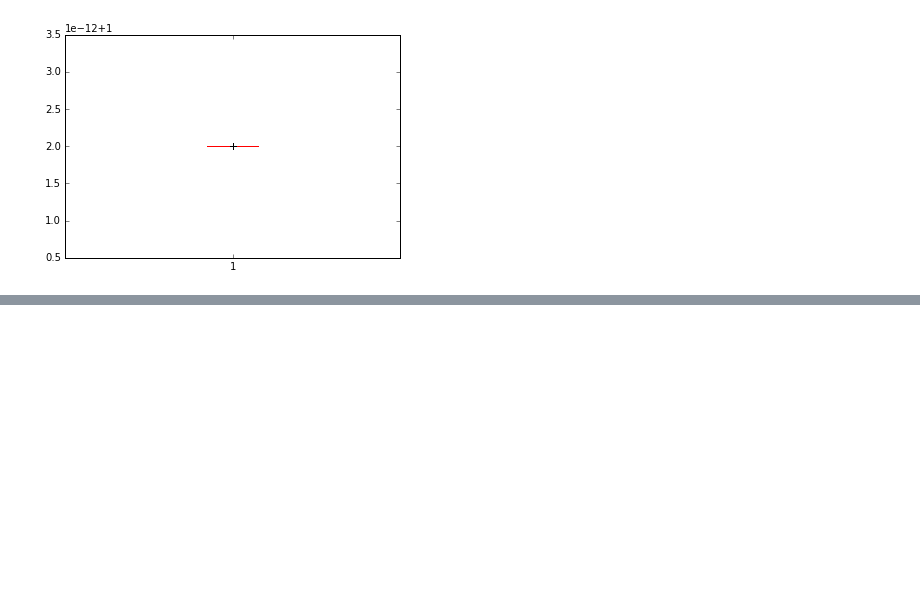
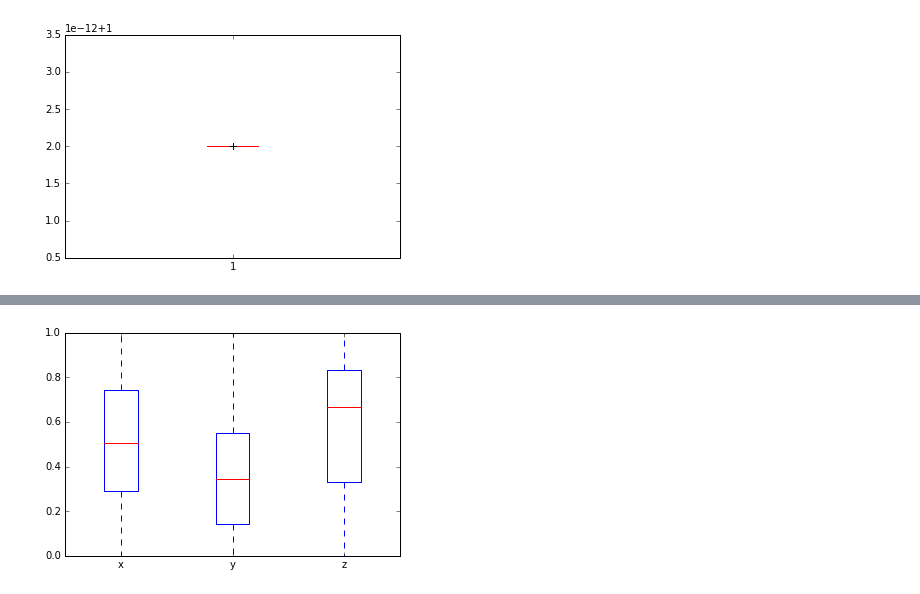
Before and after one commit to wadpac/hsmm4acc, a Jupyter notebook: notebooks/ExploreData.ipynb, the cells around one changed output, grey strips where cells are left out. Cells and saved outputs as stored; diff of their text form; code cells hidden in the pictures; blank space fills up the shorter version.

```diff
--- a/notebooks/ExploreData.ipynb
+++ b/notebooks/ExploreData.ipynb
@@ -108,0 +124,4 @@ plt.boxplot(pos_x**2 + pos_y**2 + pos_z**2);
+# %%
+plt.boxplot([np.abs(pos_x), np.abs(pos_y), np.abs(pos_z)], labels=['x', 'y', 'z']);
+# %% [output]
+[figure, added]
```
Also changed, not shown: parts of 12 cells of this notebook, 5 other files.
